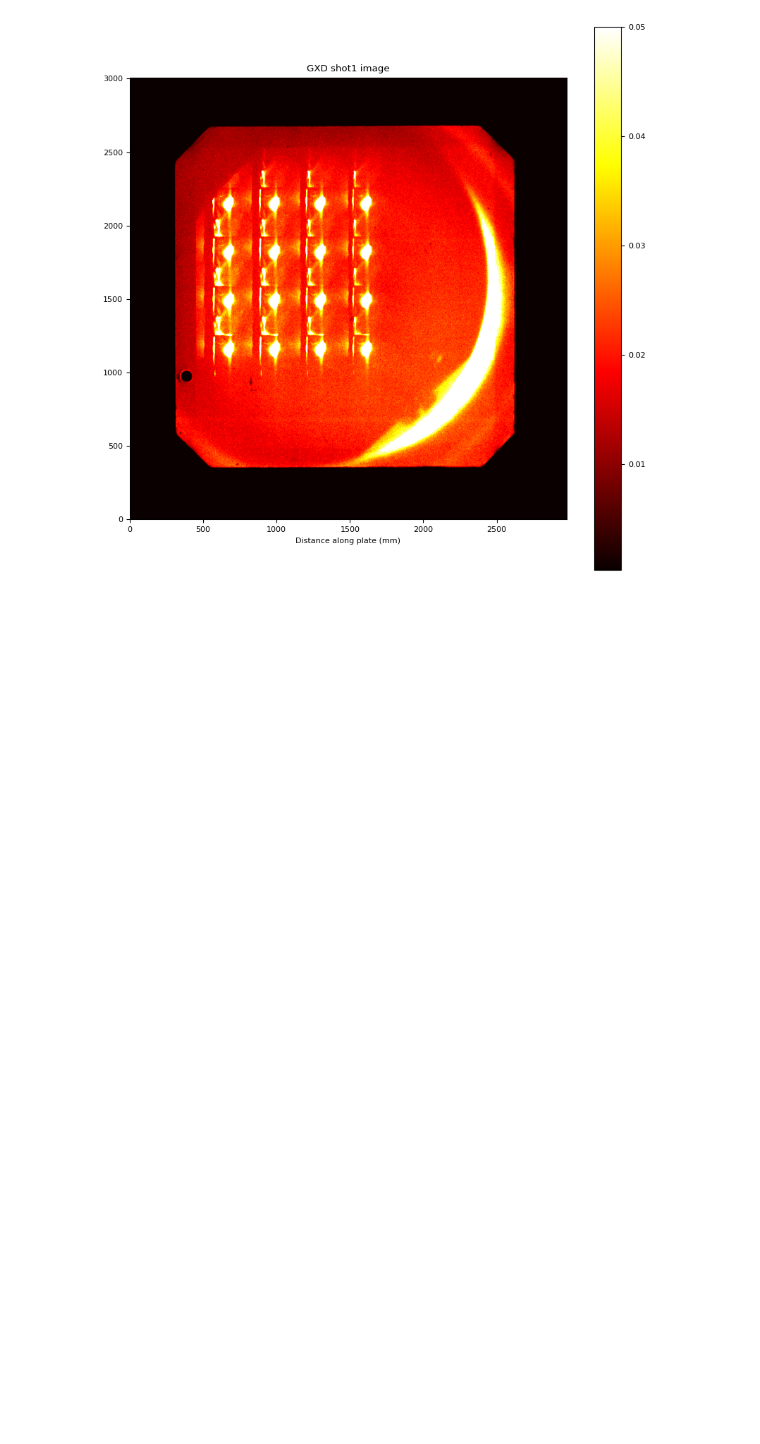
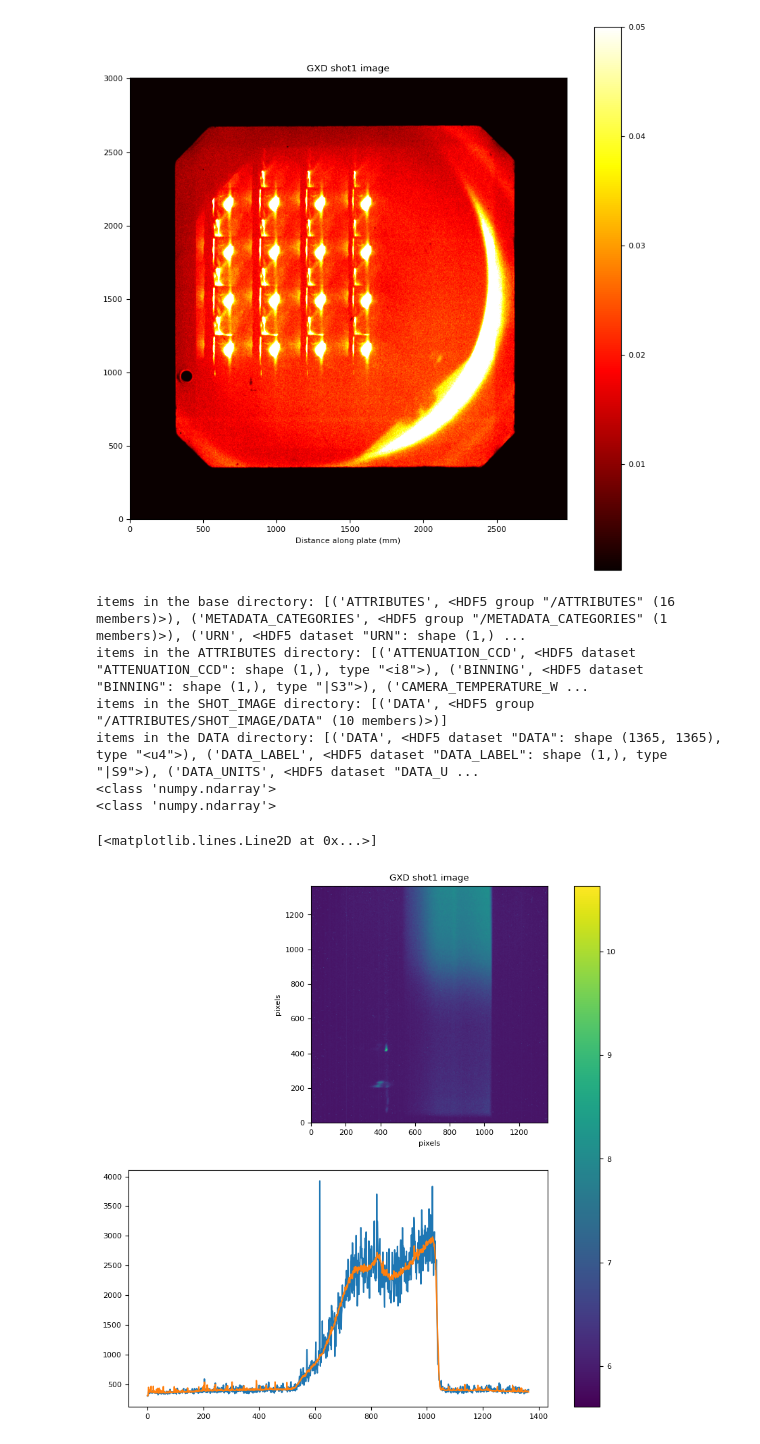
Before and after one commit to Schaeffer-Lab/Dec-2024-Shock-Data, a Jupyter notebook: 2026_GXD_processing.ipynb, the cells around one changed output. Cells and saved outputs as stored; diff of their text form; code cells hidden in the pictures; blank space fills up the shorter version.

```diff
--- a/2026_GXD_processing.ipynb
+++ b/2026_GXD_processing.ipynb
@@ -158,3 +158,72 @@ items in the DATA directory: [('DATA', <HDF5 dataset "DATA": shape (3009, 2977),
 <class 'numpy.ndarray'>
 <class 'numpy.ndarray'>
 [figure]
+# %%
+import h5py
+import numpy as np
+
+with h5py.File('TD_TC090-315_OTS_STREAK-CCD-01-DB_SHOT_RAW-STREAK-CAMERA_N260628-002-999.h5', "r") as f:
+
+    base_items = list(f.items())
+    print('items in the base directory:', base_items)
+
+    attributes = f.get('/ATTRIBUTES')
+    attributes_list = list(attributes.items())
+    print('items in the ATTRIBUTES directory:', attributes_list)
+
+    image_file = f.get('/ATTRIBUTES/SHOT_IMAGE')
+    image_file_list = list(image_file.items())
+    print('items in the SHOT_IMAGE directory:', image_file_list)
+
+    data_file = f.get('/ATTRIBUTES/SHOT_IMAGE/DATA')
+    data_file_list = list(data_file.items())
+    print('items in the DATA directory:', data_file_list)
+
+    shot_data = f.get('/ATTRIBUTES/SHOT_IMAGE/DATA/DATA')
+    shot_data = np.array(shot_data)
+    #print(type(shot_data))
+
+    x_axis = f.get('/ATTRIBUTES/SHOT_IMAGE/DATA/X_AXIS')
+    x_axis = np.array(x_axis)
+    print(type(x_axis))
+
+    y_axis = f.get('/ATTRIBUTES/SHOT_IMAGE/DATA/Y_AXIS')
+    y_axis = np.array(y_axis)
+    print(type(y_axis))
+
+    import matplotlib.pyplot as plt
+
+    #plt.imshow(shot_data)
+    extent = (np.min(x_axis),np.max(x_axis),np.min(y_axis),np.max(y_axis))
+
+    fig, axs = plt.subplots(2, 1, figsize=(10, 10))
+
+    plt.rc('font', size=8)
+
+    #im1 = axs.imshow(shot_data, cmap='hot', origin='lower')
+    #im1 = axs.imshow(np.log(shot_data+10), vmin = 9.8, cmap='hot', origin='lower')
+    #im1 = axs.imshow(shot_data, cmap='hot', origin='lower')
+    #im1 = axs.imshow(np.log(shot_data+1), cmap='hot', origin='lower')
+    im1 = axs[0].imshow(np.log(shot_data+1), origin='lower')
+
+    axs[0].set_xlabel('pixels')
+    axs[0].set_ylabel('pixels')
+    axs[0].set_title('GXD shot1 image')
+
+    plt.colorbar(im1, ax=axs, label='')
+
+OTS_002_999= shot_data
+x_002_999_axis = x_axis
+y_002_999_axis = y_axis
+
+axs[1].plot(x_axis,shot_data[1200,:])
+axs[1].plot(x_axis,lineout(shot_data,1150,1250))
+# %% [output]
+items in the base directory: [('ATTRIBUTES', <HDF5 group "/ATTRIBUTES" (16 members)>), ('METADATA_CATEGORIES', <HDF5 group "/METADATA_CATEGORIES" (1 members)>), ('URN', <HDF5 dataset "URN": shape (1,) ...
+items in the ATTRIBUTES directory: [('ATTENUATION_CCD', <HDF5 dataset "ATTENUATION_CCD": shape (1,), type "<i8">), ('BINNING', <HDF5 dataset "BINNING": shape (1,), type "|S3">), ('CAMERA_TEMPERATURE_W ...
+items in the SHOT_IMAGE directory: [('DATA', <HDF5 group "/ATTRIBUTES/SHOT_IMAGE/DATA" (10 members)>)]
+items in the DATA directory: [('DATA', <HDF5 dataset "DATA": shape (1365, 1365), type "<u4">), ('DATA_LABEL', <HDF5 dataset "DATA_LABEL": shape (1,), type "|S9">), ('DATA_UNITS', <HDF5 dataset "DATA_U ...
+<class 'numpy.ndarray'>
+<class 'numpy.ndarray'>
+[<matplotlib.lines.Line2D at 0x...>]
+[figure, added]
```
Also changed, not shown: parts of 1 cell of this notebook.
